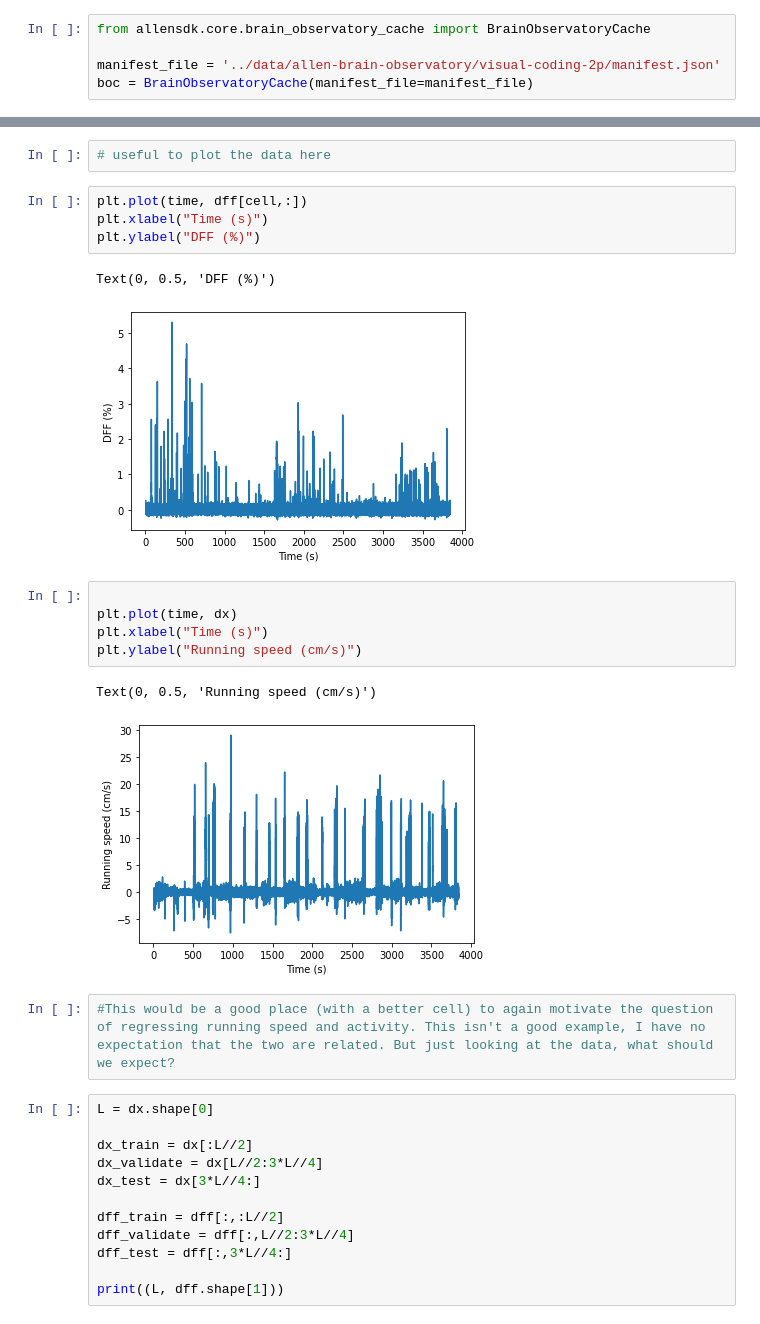
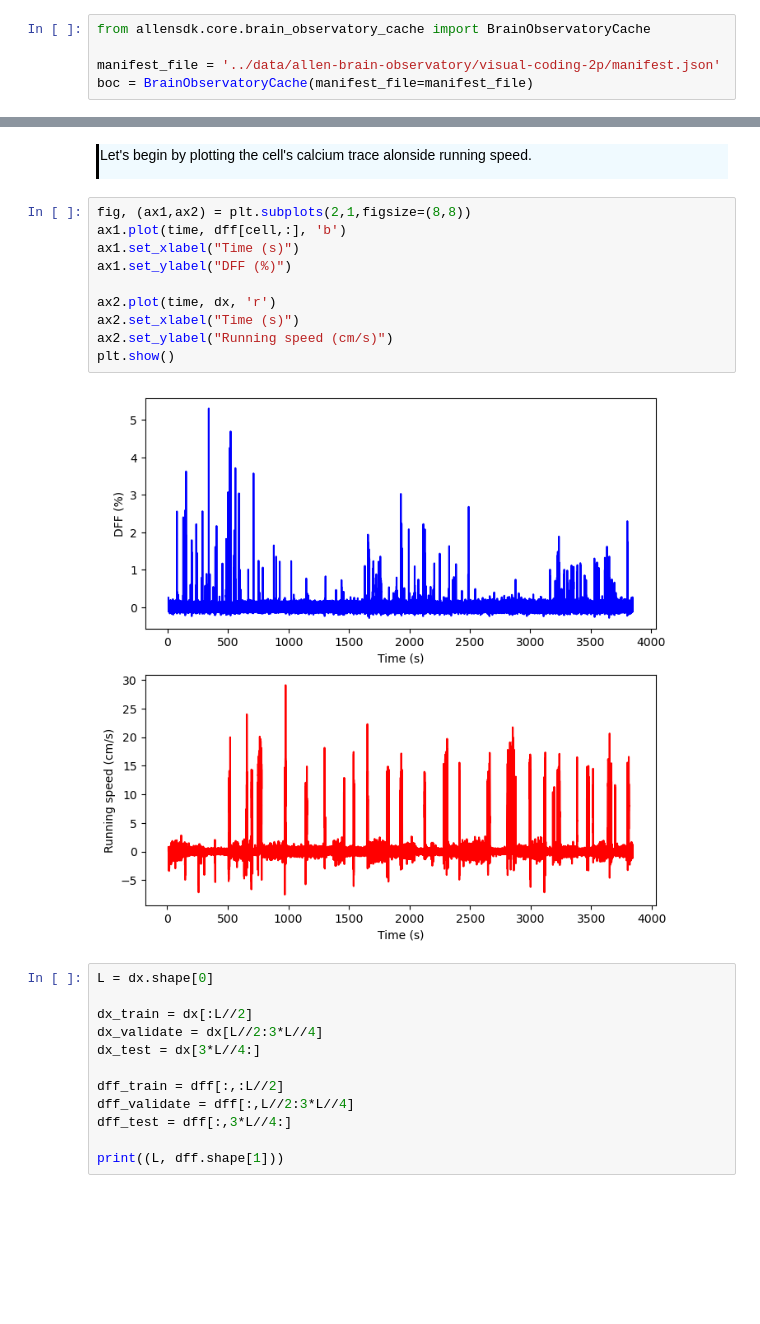
Before and after one commit to AllenInstitute/swdb_neural_encoding, a Jupyter notebook: code/Day1Workshop2.ipynb, the cells around one changed output, grey strips where cells are left out. Drawn from its saved outputs; the diff is of its cells as text; blank space fills up the shorter version.

```diff
--- a/code/Day1Workshop2.ipynb
+++ b/code/Day1Workshop2.ipynb
@@ -397,25 +369,24 @@ cell = data.get_cell_specimen_indices([cell_id])[0]
 
 dx, time = data.get_running_speed()
 time, dff = data.get_dff_traces()
-# %%
-# useful to plot the data here
-# %%
-plt.plot(time, dff[cell,:])
-plt.xlabel("Time (s)")
-plt.ylabel("DFF (%)")
-# %% [output]
-Text(0, 0.5, 'DFF (%)')
-[figure, removed]
-# %%
-
-plt.plot(time, dx)
-plt.xlabel("Time (s)")
-plt.ylabel("Running speed (cm/s)")
-# %% [output]
-Text(0, 0.5, 'Running speed (cm/s)')
-[figure, removed]
-# %%
-#This would be a good place (with a better cell) to again motivate the question of regressing running speed and activity. This isn't a good example, I have no expectation that the two are related. But just looking at the data, what should we expect?
+# %% [markdown]
+<div style="border-left: 3px solid #000; padding: 1px; padding-left: 10px; background: #F0FAFF; ">
+<p>
+Let's begin by plotting the cell's calcium trace alonside running speed.
+</p>
+</div>
+# %%
+fig, (ax1,ax2) = plt.subplots(2,1,figsize=(8,8))
+ax1.plot(time, dff[cell,:], 'b')
+ax1.set_xlabel("Time (s)")
+ax1.set_ylabel("DFF (%)")
+
+ax2.plot(time, dx, 'r')
+ax2.set_xlabel("Time (s)")
+ax2.set_ylabel("Running speed (cm/s)")
+plt.show()
+# %% [output]
+[figure, added]
 # %%
 L = dx.shape[0]
 
```
Also changed, not shown: parts of 24 cells of this notebook.
